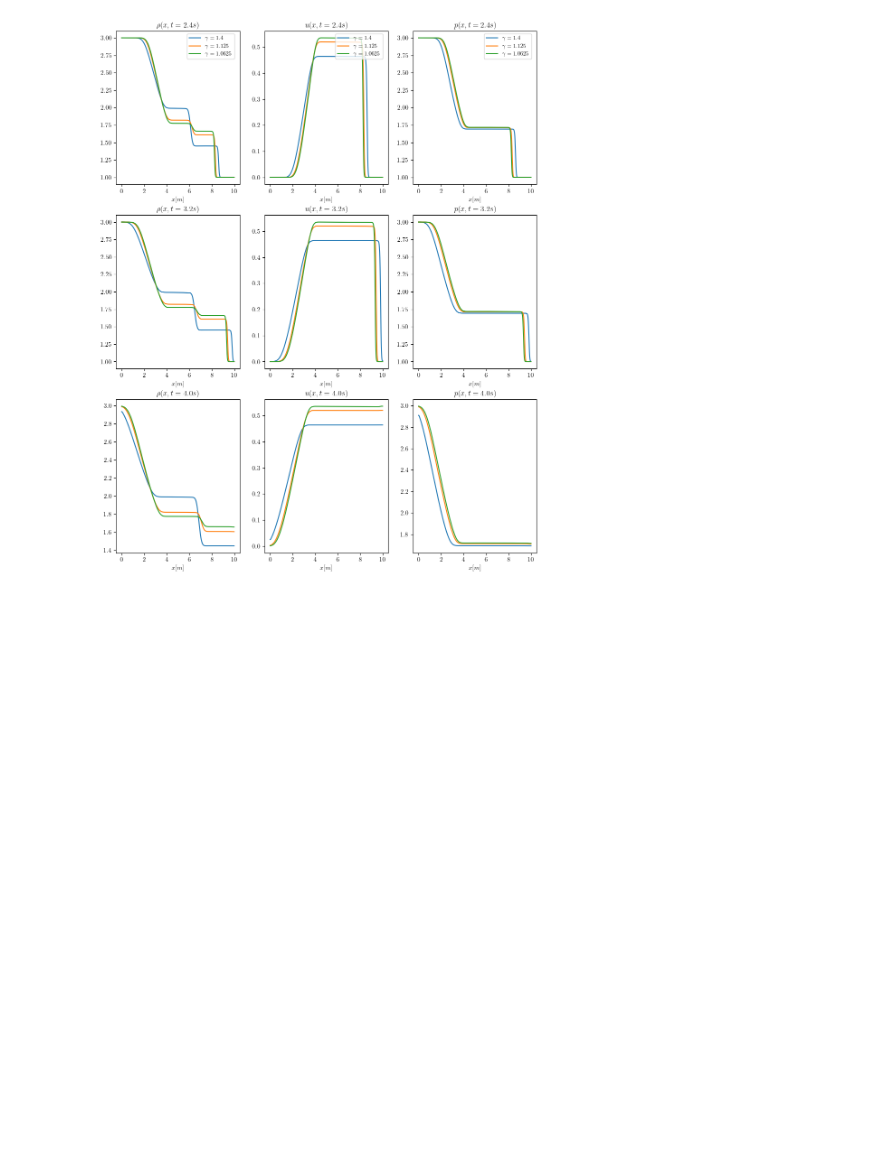
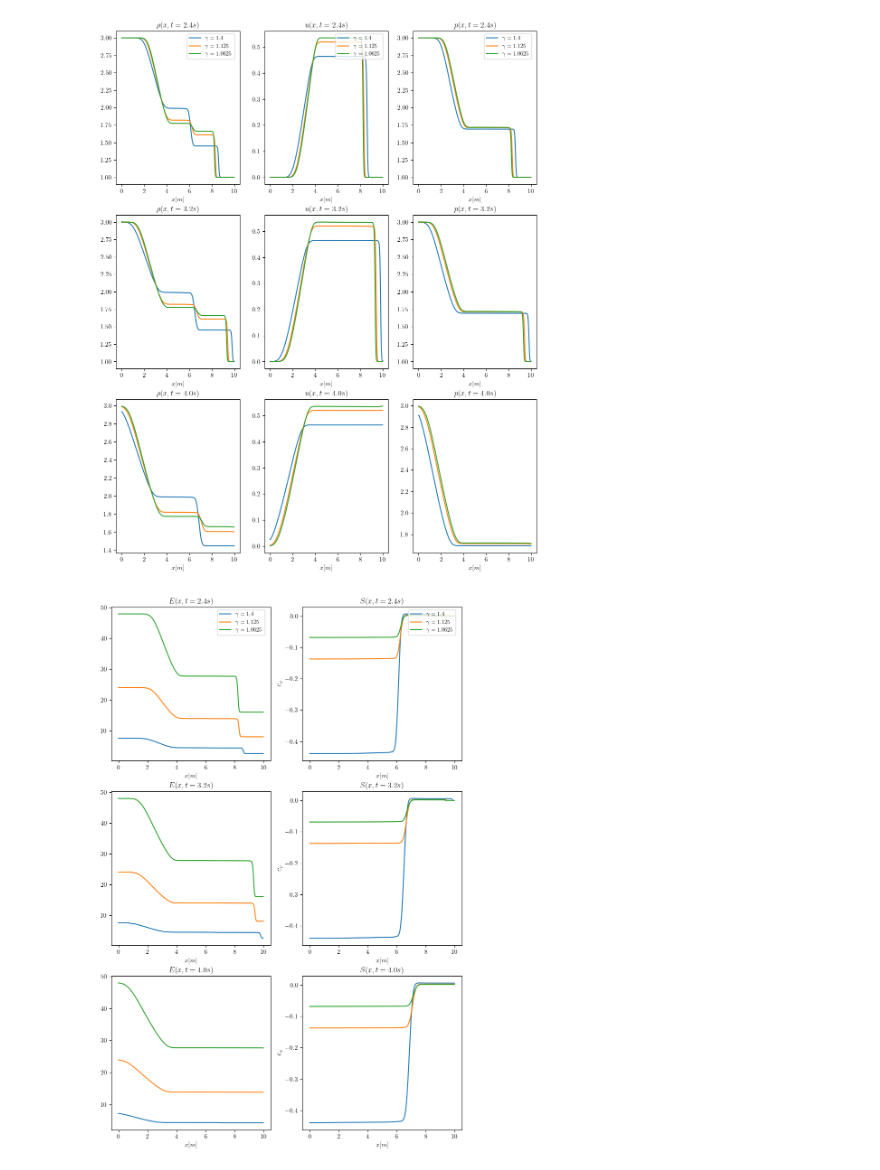
Before and after one commit to highchen147/tesis, a Jupyter notebook: euler1D/experimentos/visualizacion.ipynb, the cells around one changed output. Drawn from its saved outputs; the diff is of its cells as text; code cells hidden in the pictures; blank space fills up the shorter version.

Commit message:
agregar gráficas de energ y s

```diff
--- a/euler1D/experimentos/visualizacion.ipynb
+++ b/euler1D/experimentos/visualizacion.ipynb
@@ -34,7 +42,7 @@ def get_data_solucion(folder_resultado: str)-> pd.DataFrame:
 # %%
 ndegrees = [5,16,32]
-gammas_a_utilizar = [gamma(x) for x in ndegrees]
-ndegrees_gammas = tuple((x, gamma(x)) for x in ndegrees)
+gammas_a_utilizar = [gamma_formula(x) for x in ndegrees]
+ndegrees_gammas = tuple((x, gamma_formula(x)) for x in ndegrees)
 
 folder_names = ["gamma" + str(x) for x in gammas_a_utilizar]
 
@@ -51,6 +59,15 @@ for nombre in folder_names:
         data = pd.merge(data, data_to_join, on=["Instante", "Celda"])
 
 data
+# Asignar energía y entropía
+for gamma in gammas_a_utilizar:
+    nombre_solucion = "gamma"+str(gamma)
+    col_energia = "energia_" + nombre_solucion
+    col_entropia = "entropia_" + nombre_solucion
+    data[col_energia] = calcular_energia(gamma, data["rho_"+nombre_solucion], data["u_"+nombre_solucion], data["p_"+nombre_solucion])
+    data[col_entropia] = calcular_entropia(gamma, data["rho_"+nombre_solucion], data["p_"+nombre_solucion])
+
+data
 # %% [output]
 |  | Instante | Celda | t | x | rho_gamma1.4 | u_gamma1.4 | p_gamma1.4 | rho_gamma1.125 | ... |
 | 0 | 1 | 1 | 0.0 | 0.00 | 3.00000 | 0.000000 | 3.00000 | 3.00000 | ... |
@@ -143,0 +118,34 @@ for instante in instantes_a_graficar:
+# %%
+# Gráfica energía
+plt.rcParams['font.family'] = 'serif'
+plt.rcParams['text.usetex'] = True
+plt.rcParams['text.latex.preamble'] = r'\usepackage{amsmath}'
+
+fig, lista_plots = plt.subplots(3, 2, figsize=(10, 15))
+instantes = [4,5,6]
+variables_datos = {"energia": {"nombre": r"$E$"},
+                   "entropia": {"nombre": r"$S$"}}
+
+# print(variables_datos["rho"]["nombre"])
+for i in range(len(instantes)):
+    instant = instantes[i]
+    data_instant = data.query("Instante == @instant")
+    tiempo = data_instant["t"].values[0]
+    for j in range(2):
+        variable = list(variables_datos.keys())[j]
+        lista_plots[i][j]: plt.Axes
+        lista_plots[i][j].plot(data_instant["x"], data_instant[variable+"_gamma1.4"], label=r"$\gamma = 1.4$")
+        lista_plots[i][j].plot(data_instant["x"], data_instant[variable+"_gamma1.125"], label=r"$\gamma = 1.125$")
+        lista_plots[i][j].plot(data_instant["x"], data_instant[variable+"_gamma1.0625"], label=r"$\gamma = 1.0625$")
+        titulo = variables_datos[variable]["nombre"].replace(r"$", "")
+        titulo += f"(x,t = {tiempo}s)"
+        titulo = r"$" + titulo + r"$"
+        lista_plots[i][j].set_title(titulo)
+        lista_plots[i][j].set_xlabel(r"$x[m]$")
+        if j == 1:
+            lista_plots[i][j].set_ylabel(r"$c_{v}$", fontsize=12)
+        if i == 0:
+            lista_plots[i][j].legend(fontsize = 9, loc='upper right', bbox_to_anchor=(0.98, 1.0))
+plt.savefig(f'energia/2.pdf', bbox_inches='tight', pad_inches=0.05, format='pdf')
+# %% [output]
+[figure, added]
```
Also changed, not shown: parts of 3 cells of this notebook.
